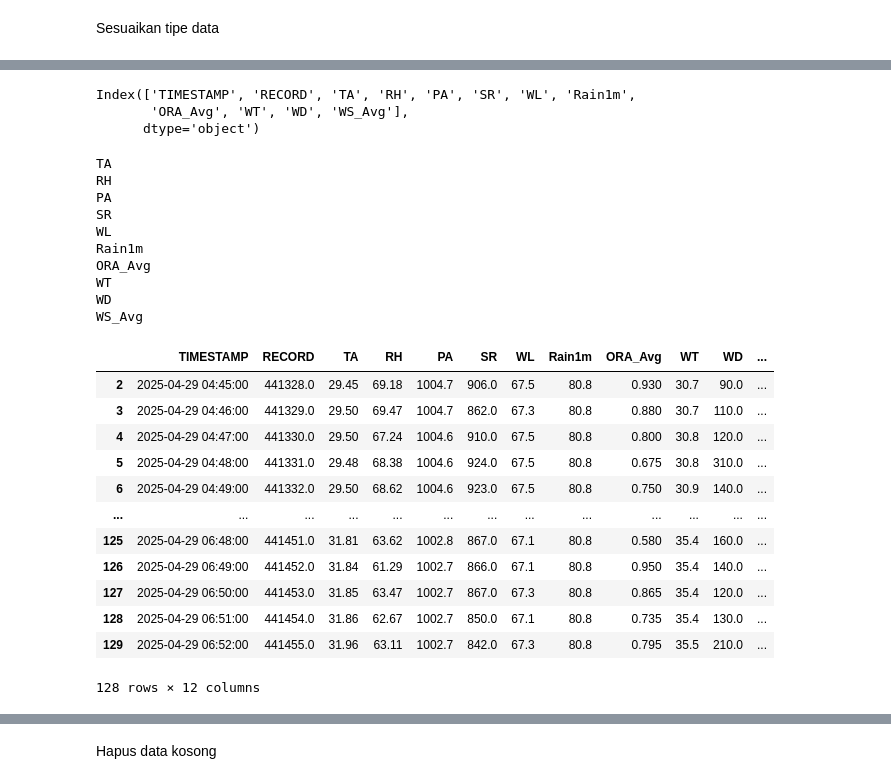
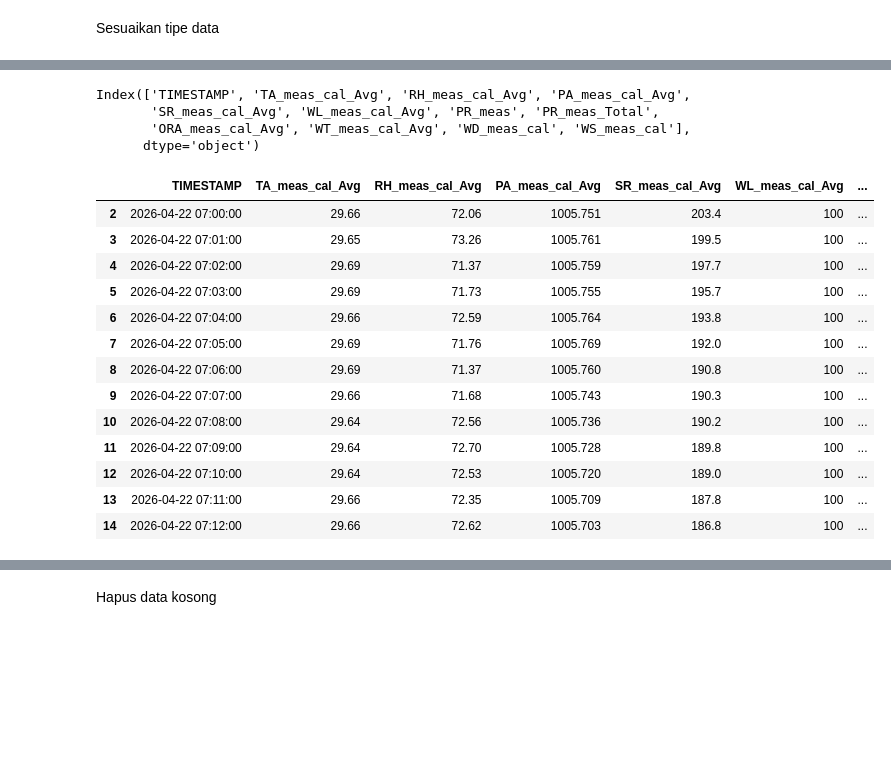
Before and after one commit to HandiSutriyan/CompareDataLapang, a Jupyter notebook: analisis.ipynb, the cells around one changed output, grey strips where cells are left out. Drawn from its saved outputs; the diff is of its cells as text; code cells hidden in the pictures; blank space fills up the shorter version.

```diff
--- a/analisis.ipynb
+++ b/analisis.ipynb
@@ -9,8 +9,8 @@ import matplotlib.pyplot as plt
 # %% [markdown]
 ## Gathering Data
 # %%
-df_std = pd.read_csv('./datasets/compare awal/L0250429.csv')
-df_uut = pd.read_csv('./datasets/compare awal/AWS DIGI PKU_minute.csv', skiprows=1, header=0)
+df_std = pd.read_csv('datasets/float-str-conflict/L0260422.csv')
+df_uut = pd.read_csv('datasets/float-str-conflict/CR1000XSeries_minute-sawal_2026_04_22_07_13_53.csv', skiprows=1, header=0)
 # %%
 df_std.head()
 # %% [output]
@@ -69,14 +60,14 @@ Index(['Unnamed: 0', 'Unnamed: 1', 'PressureMeas_10m', 'Unnamed: 3',
 # %%
-df_std_cs.columns = df_std_cs.columns.str.strip()
+df_std.columns = df_std.columns.str.strip()
 new_header = []
-for i, col in enumerate(df_std_cs.columns):
+for i, col in enumerate(df_std.columns):
     if 'Unnamed' in col and i > 0:
-        next_col = df_std_cs.columns[i+1] if i+1 < len(df_std_cs.columns) else ''
+        next_col = df_std.columns[i+1] if i+1 < len(df_std.columns) else ''
         new_header.append(f'Stat_{next_col}')
     elif i == 0:
         new_header.append('Timestamp')
     else:
         new_header.append(col)
-df_std_cs.columns = new_header
-df_std_cs
+df_std.columns = new_header
+df_std
 # %% [output]
@@ -96,5 +87,5 @@ df_std_cs
 # %%
-df_std_cs = df_std_cs.dropna(axis=1, how='all') #hapus kolom lebih
-df_std_cs = df_std_cs.drop([0])
-df_std_cs.head()
+df_std = df_std.dropna(axis=1, how='all') #hapus kolom lebih
+df_std = df_std.drop([0])
+df_std.head()
 # %% [output]
@@ -107,13 +98,0 @@ df_std_cs.head()
-# %%
-df_std.columns = df_std.columns.str.strip()
-new_header = []
-for i, col in enumerate(df_std.columns):
-    if 'Unnamed' in col and i > 0:
-        next_col = df_std.columns[i+1] if i+1 < len(df_std.columns) else ''
-        new_header.append(f'Stat_{next_col}')
-    elif i == 0:
-        new_header.append('Timestamp')
-    else:
-        new_header.append(col)
-df_std.columns = new_header
-df_std
@@ -275,37 +286,29 @@ df_uut.head()
 # %%
 df_uut.columns
 # %% [output]
-Index(['TIMESTAMP', 'RECORD', 'TA', 'RH', 'PA', 'SR', 'WL', 'Rain1m',
-       'ORA_Avg', 'WT', 'WD', 'WS_Avg'],
+Index(['TIMESTAMP', 'TA_meas_cal_Avg', 'RH_meas_cal_Avg', 'PA_meas_cal_Avg',
+       'SR_meas_cal_Avg', 'WL_meas_cal_Avg', 'PR_meas', 'PR_meas_Total',
+       'ORA_meas_cal_Avg', 'WT_meas_cal_Avg', 'WD_meas_cal', 'WS_meas_cal'],
       dtype='object')
 # %%
-exclude_cols_uut = df_uut.columns[:2]
+exclude_cols_uut = ["TIMESTAMP","RECORD"]
 for col in df_uut.columns:
         if col not in exclude_cols_uut:
             df_uut[col] = pd.to_numeric(df_uut[col], errors='coerce') #konversi desimal yang pakai titik
             #print(col)
 df_uut
 # %% [output]
-TA
-RH
-PA
-SR
-WL
-Rain1m
-ORA_Avg
-WT
-WD
-WS_Avg
-|  | TIMESTAMP | RECORD | TA | RH | PA | SR | WL | Rain1m | ORA_Avg | WT | WD | ... |
-| 2 | 2025-04-29 04:45:00 | 441328.0 | 29.45 | 69.18 | 1004.7 | 906.0 | 67.5 | 80.8 | 0.930 | 30.7 | 90.0 | ... |
-| 3 | 2025-04-29 04:46:00 | 441329.0 | 29.50 | 69.47 | 1004.7 | 862.0 | 67.3 | 80.8 | 0.880 | 30.7 | 110.0 | ... |
-| 4 | 2025-04-29 04:47:00 | 441330.0 | 29.50 | 67.24 | 1004.6 | 910.0 | 67.5 | 80.8 | 0.800 | 30.8 | 120.0 | ... |
-| 5 | 2025-04-29 04:48:00 | 441331.0 | 29.48 | 68.38 | 1004.6 | 924.0 | 67.5 | 80.8 | 0.675 | 30.8 | 310.0 | ... |
-| 6 | 2025-04-29 04:49:00 | 441332.0 | 29.50 | 68.62 | 1004.6 | 923.0 | 67.5 | 80.8 | 0.750 | 30.9 | 140.0 | ... |
-| ... | ... | ... | ... | ... | ... | ... | ... | ... | ... | ... | ... | ... |
-| 125 | 2025-04-29 06:48:00 | 441451.0 | 31.81 | 63.62 | 1002.8 | 867.0 | 67.1 | 80.8 | 0.580 | 35.4 | 160.0 | ... |
-| 126 | 2025-04-29 06:49:00 | 441452.0 | 31.84 | 61.29 | 1002.7 | 866.0 | 67.1 | 80.8 | 0.950 | 35.4 | 140.0 | ... |
-| 127 | 2025-04-29 06:50:00 | 441453.0 | 31.85 | 63.47 | 1002.7 | 867.0 | 67.3 | 80.8 | 0.865 | 35.4 | 120.0 | ... |
-| 128 | 2025-04-29 06:51:00 | 441454.0 | 31.86 | 62.67 | 1002.7 | 850.0 | 67.1 | 80.8 | 0.735 | 35.4 | 130.0 | ... |
-| 129 | 2025-04-29 06:52:00 | 441455.0 | 31.96 | 63.11 | 1002.7 | 842.0 | 67.3 | 80.8 | 0.795 | 35.5 | 210.0 | ... |
+|  | TIMESTAMP | TA_meas_cal_Avg | RH_meas_cal_Avg | PA_meas_cal_Avg | SR_meas_cal_Avg | WL_meas_cal_Avg | ... |
+| 2 | 2026-04-22 07:00:00 | 29.66 | 72.06 | 1005.751 | 203.4 | 100 | ... |
+| 3 | 2026-04-22 07:01:00 | 29.65 | 73.26 | 1005.761 | 199.5 | 100 | ... |
+| 4 | 2026-04-22 07:02:00 | 29.69 | 71.37 | 1005.759 | 197.7 | 100 | ... |
+| 5 | 2026-04-22 07:03:00 | 29.69 | 71.73 | 1005.755 | 195.7 | 100 | ... |
+| 6 | 2026-04-22 07:04:00 | 29.66 | 72.59 | 1005.764 | 193.8 | 100 | ... |
+| 7 | 2026-04-22 07:05:00 | 29.69 | 71.76 | 1005.769 | 192.0 | 100 | ... |
+| 8 | 2026-04-22 07:06:00 | 29.69 | 71.37 | 1005.760 | 190.8 | 100 | ... |
+| 9 | 2026-04-22 07:07:00 | 29.66 | 71.68 | 1005.743 | 190.3 | 100 | ... |
+| 10 | 2026-04-22 07:08:00 | 29.64 | 72.56 | 1005.736 | 190.2 | 100 | ... |
+| 11 | 2026-04-22 07:09:00 | 29.64 | 72.70 | 1005.728 | 189.8 | 100 | ... |
+| 12 | 2026-04-22 07:10:00 | 29.64 | 72.53 | 1005.720 | 189.0 | 100 | ... |
+| 13 | 2026-04-22 07:11:00 | 29.66 | 72.35 | 1005.709 | 187.8 | 100 | ... |
+| 14 | 2026-04-22 07:12:00 | 29.66 | 72.62 | 1005.703 | 186.8 | 100 | ... |
-128 rows × 12 columns
```
Also changed, not shown: parts of 18 cells of this notebook, 2 other files.
